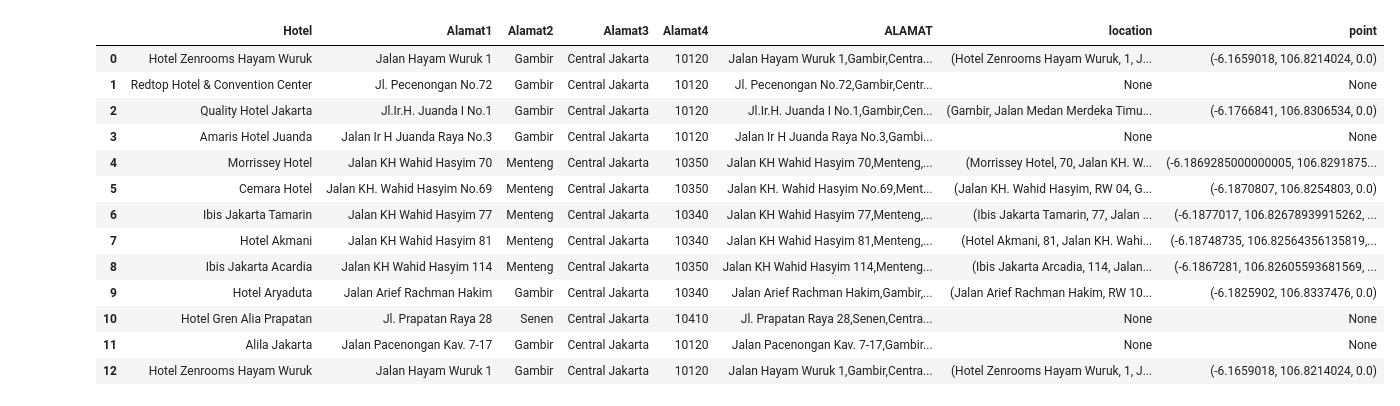
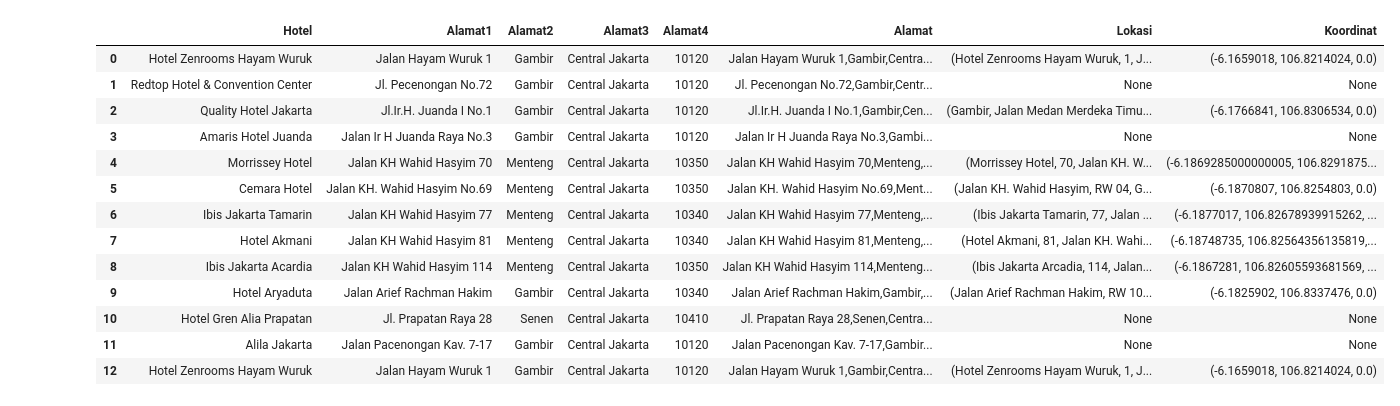
Before and after one commit to Gerardusdavidbayuaji/Geocoding, a Jupyter notebook: geocoding.ipynb, the cells around one changed output. Saved outputs shown, nothing was run; the diff lists cells and outputs as text; code cells hidden in the pictures.

Commit message:
fix: geocoding

```diff
--- a/geocoding.ipynb
+++ b/geocoding.ipynb
@@ -19,5 +44,5 @@ hotel.info()
 # %%
-hotel['ALAMAT'] = hotel['Alamat1'].astype(str) + ',' + \
+hotel['Alamat'] = hotel['Alamat1'].astype(str) + ',' + \
                 hotel['Alamat2'] + ',' + \
                 hotel['Alamat3'] + ',' + \
                 hotel['Alamat4'] + ',' + 'Indonesia'
@@ -26,22 +66,11 @@ hotel.head(13)
 # %%
-from geopy.geocoders import Nominatim
-from geopy.extra.rate_limiter import RateLimiter
-
-# Inisialisasi Nominatim
 locator = Nominatim(user_agent="myGeocoder")
-
-# Buat RateLimiter untuk geocoding
 geocode = RateLimiter(locator.geocode, min_delay_seconds=1)
-
-# Terapkan geocode pada kolom 'ALAMAT'
-hotel['location'] = hotel['ALAMAT'].apply(geocode)
-
-# Buat kolom 'point' berdasarkan hasil geocoding
-hotel['point'] = hotel['location'].apply(lambda loc: tuple(loc.point) if loc else None)
-
+hotel['Lokasi'] = hotel['Alamat'].apply(geocode)
+hotel['Koordinat'] = hotel['Lokasi'].apply(lambda loc: tuple(loc.point) if loc else None)
 hotel.head(13)
 # %% [output]
-|  | Hotel | Alamat1 | Alamat2 | Alamat3 | Alamat4 | ALAMAT | location | point |
+|  | Hotel | Alamat1 | Alamat2 | Alamat3 | Alamat4 | Alamat | Lokasi | Koordinat |
 | 0 | Hotel Zenrooms Hayam Wuruk | Jalan Hayam Wuruk 1 | Gambir | Central Jakarta | 10120 | Jalan Hayam Wuruk 1,Gambir,Centra... | (Hotel Zenrooms Hayam Wuruk, 1, J... | (-6.1659018, 106.8214024, 0.0) |
 | 1 | Redtop Hotel & Convention Center | Jl. Pecenongan No.72 | Gambir | Central Jakarta | 10120 | Jl. Pecenongan No.72,Gambir,Centr... | None | None |
 | 2 | Quality Hotel Jakarta | Jl.Ir.H. Juanda I No.1 | Gambir | Central Jakarta | 10120 | Jl.Ir.H. Juanda I No.1,Gambir,Cen... | (Gambir, Jalan Medan Merdeka Timu... | (-6.1766841, 106.8306534, 0.0) |
```
Also changed, not shown: parts of 8 cells of this notebook, 1 other file.
